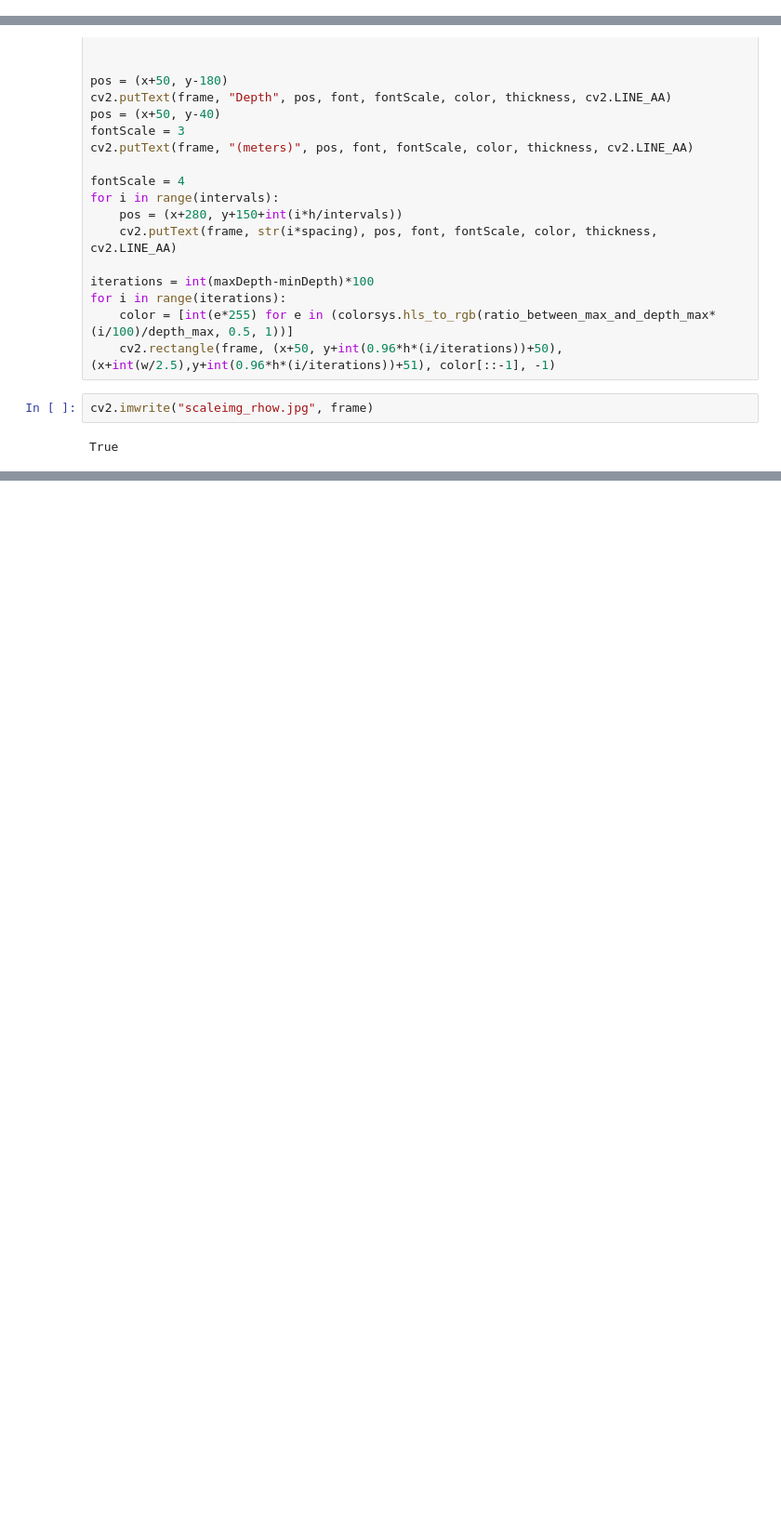
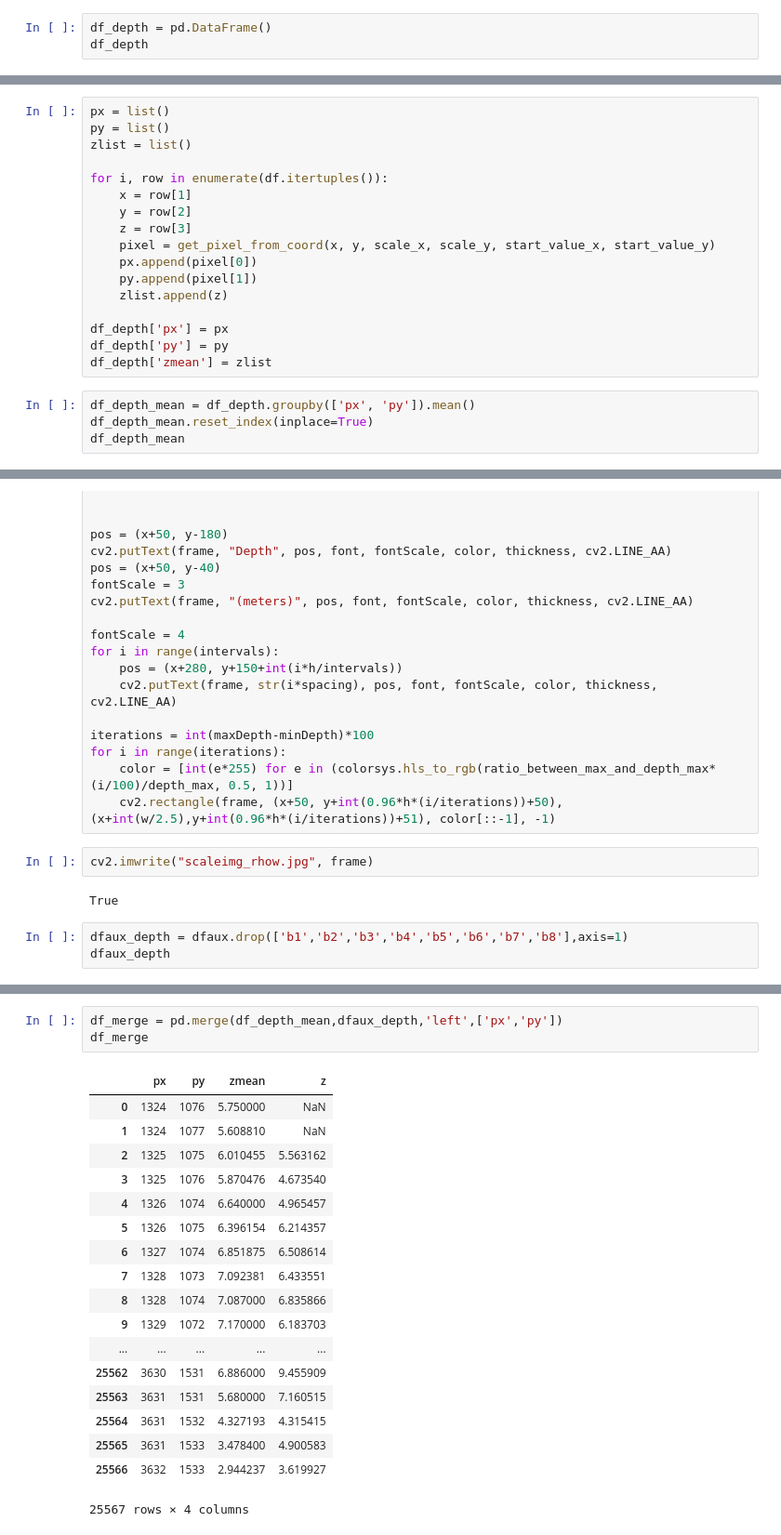
Before and after one commit to Ocean-Technologies/satellite_bathymetry, a Jupyter notebook: lgbm_rhow.ipynb, the cells around one changed output, grey strips where cells are left out. Shown: that part at 93% size. Cells and saved outputs as stored; diff of their text form; blank space fills up the shorter version.

```diff
--- a/lgbm_rhow.ipynb
+++ b/lgbm_rhow.ipynb
@@ -106,3 +106,6 @@ for i, band in enumerate([b1,b2,b3,b4,b5,b6,b7,b8]):
         aux.append(band[pixel[1]][pixel[0]])
 
     df[column_name] = aux
+# %%
+df_depth = pd.DataFrame()
+df_depth
@@ -108,0 +114,21 @@ for i, band in enumerate([b1,b2,b3,b4,b5,b6,b7,b8]):
+# %%
+px = list()
+py = list()
+zlist = list()
+
+for i, row in enumerate(df.itertuples()):
+    x = row[1]
+    y = row[2]
+    z = row[3]
+    pixel = get_pixel_from_coord(x, y, scale_x, scale_y, start_value_x, start_value_y)
+    px.append(pixel[0])
+    py.append(pixel[1])
+    zlist.append(z)
+
+df_depth['px'] = px
+df_depth['py'] = py
+df_depth['zmean'] = zlist
+# %%
+df_depth_mean = df_depth.groupby(['px', 'py']).mean()
+df_depth_mean.reset_index(inplace=True)
+df_depth_mean
@@ -433,3 +478,6 @@ for i in range(iterations):
 cv2.imwrite("scaleimg_rhow.jpg", frame)
 # %% [output]
 True
+# %%
+dfaux_depth = dfaux.drop(['b1','b2','b3','b4','b5','b6','b7','b8'],axis=1)
+dfaux_depth
@@ -435,0 +503,22 @@ True
+# %%
+df_merge = pd.merge(df_depth_mean,dfaux_depth,'left',['px','py'])
+df_merge
+# %% [output]
+|  | px | py | zmean | z |
+| 0 | 1324 | 1076 | 5.750000 | NaN |
+| 1 | 1324 | 1077 | 5.608810 | NaN |
+| 2 | 1325 | 1075 | 6.010455 | 5.563162 |
+| 3 | 1325 | 1076 | 5.870476 | 4.673540 |
+| 4 | 1326 | 1074 | 6.640000 | 4.965457 |
+| 5 | 1326 | 1075 | 6.396154 | 6.214357 |
+| 6 | 1327 | 1074 | 6.851875 | 6.508614 |
+| 7 | 1328 | 1073 | 7.092381 | 6.433551 |
+| 8 | 1328 | 1074 | 7.087000 | 6.835866 |
+| 9 | 1329 | 1072 | 7.170000 | 6.183703 |
+| ... | ... | ... | ... | ... |
+| 25562 | 3630 | 1531 | 6.886000 | 9.455909 |
+| 25563 | 3631 | 1531 | 5.680000 | 7.160515 |
+| 25564 | 3631 | 1532 | 4.327193 | 4.315415 |
+| 25565 | 3631 | 1533 | 3.478400 | 4.900583 |
+| 25566 | 3632 | 1533 | 2.944237 | 3.619927 |
+25567 rows × 4 columns
```
Also changed, not shown: parts of 15 cells of this notebook.
